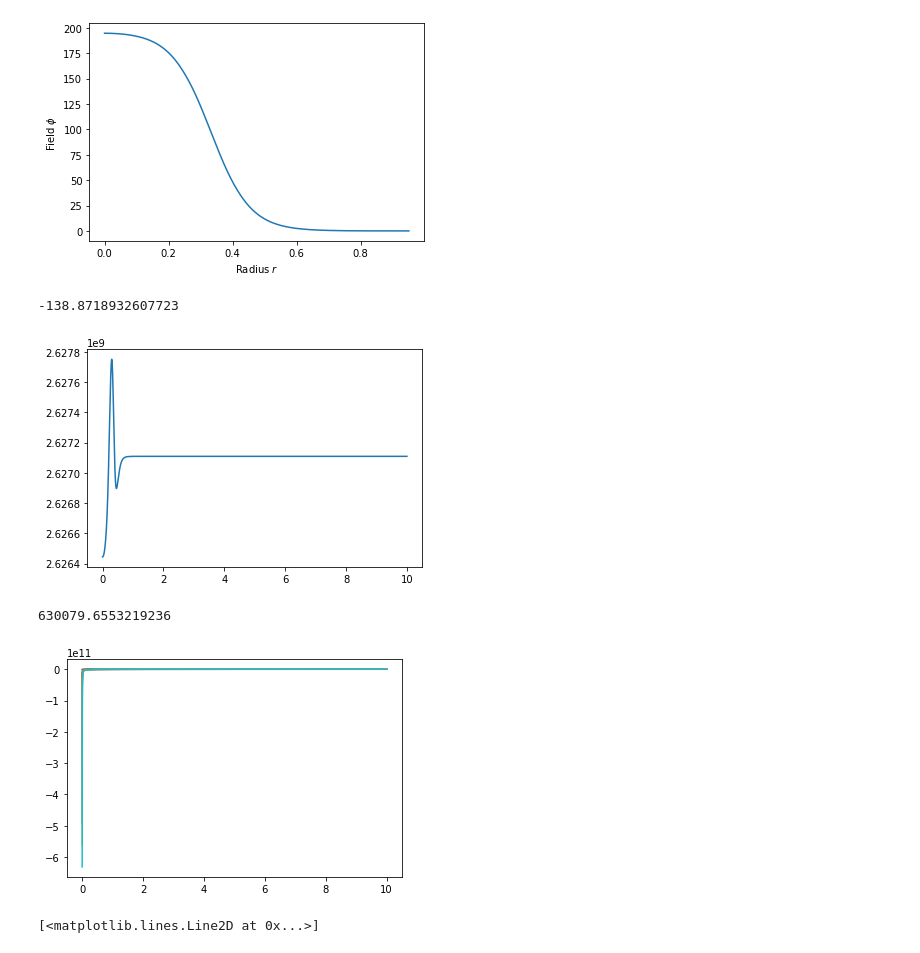
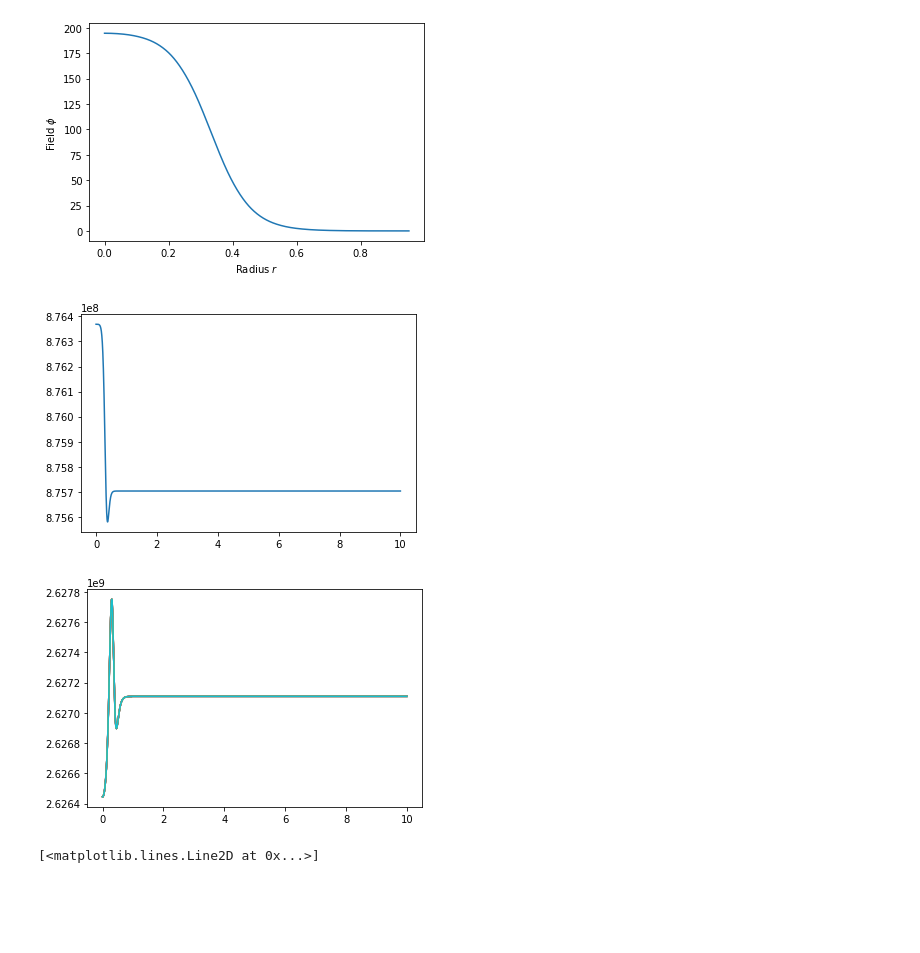
Before and after one commit to mamerchandmedi/lattice, a Jupyter notebook: Field_equation_v2.ipynb, the cells around one changed output. Saved outputs shown, nothing was run; the diff lists cells and outputs as text; code cells hidden in the pictures; blank space fills up the shorter version.

```diff
--- a/Field_equation_v2.ipynb
+++ b/Field_equation_v2.ipynb
@@ -54,10 +54,6 @@ def eps(field, temp): return 3*a*temp**4+ VT(field,temp)- temp*dVT(field,temp)
 def p(field,temp): return a*temp**4-VT(field,temp)
 def w(field,temp): return eps(field,temp)+p(field,temp)
 def gam(v): return 1/(1-v**2)**0.5
-# %%
-VT(1,1)
-# %% [output]
--138.8718932607723
 # %%
 #initialization of the evolution#
 fphi = interpolate.interp1d(profile.R, profile.Phi, fill_value=(0), bounds_error=False)
@@ -72,56 +68,49 @@ v = np.zeros(r.size)
 E = gam(v)*eps(phi0,T)
 Z = w(phi0,T)*gam(v)**2*v
 tau = w(phi0,T)*gam(v)**2-p(phi0,T)
-plt.plot(r,tau)
+plt.plot(r,p(phi0,T))
 plt.show()
 # %% [output]
-[figure, old version]
+[figure, new version]
-# %%
-w(100,10)
-# %% [output]
-630079.6553219236
 # %%
 ####Solving equation (8) of arxiv:9512202 with \eta=0
 ###Lattice approach:
 
 
 phi = phi0
-d1 = ((r[1:] + dr)**2 + r[1:]**2)/(2*dr**2*r[1:]**2)
-d2 = ((r[1:] - dr)**2 + r[1:]**2)/(2*dr**2*r[1:]**2)
+phi2_new = phi2
+tau_new = tau
+Z_new = Z
 ct1 = -dt*(r[1:] + dr)**2/(2*dr*r[1:]**2)
 ct2 = dt*(r[1:] - dr)**2/(2*dr*r[1:]**2)
 for i in range(1000):#--------------------------------------------------iterate over time
     #------1 step evolution
     phi = 0.5*dt*phi2 + phi
-    lphi = np.append(phi[1:],0)
-    rphi = np.append(vt,phi[:-1])
     #------2nd step evolution
-    phi2[1:] = phi2[1:] + dt*( d1*(lphi[1:]-phi[1:])-d2*(phi[1:]-rphi[1:]) - dVT(phi[1:],T[1:]) )
+    for j in range(1, len(phi)-1):
+        phi2_new[j] = phi2[j] + dt*((r[j+1]**2+r[j]**2)/(r[j]**2*dr**2)*(phi[j+1]-phi[j])-(r[j]**2+r[j-1]**2)/(r[j]**2*dr**2)*(phi[j]-phi[j-1])-dVT(phi[j],T[j]))
+    phi2 = phi2_new
     #-------3rd step evolution
     phi = 0.5*dt*phi2 +phi
 
     #-------tau evolution
-    ltau = np.append(tau[1:],tau[len(tau)-1])
-    rtau = np.append(tau[0],tau[:-1])
-    Ftau = (tau + p(phi,T))*v
-    lFtau = np.append(Ftau[1:],Ftau[len(Ftau)-1])
-    rFtau = np.append(Ftau[0],Ftau[:-1])
-    tau[1:] = tau[1:] + ct1*(lFtau[1:]) + ct2*(rFtau[1:])
+    Ftau = (tau + p(phi0,T))*v
+    for j in range(1,len(tau)-1):
+        tau_new[j] = tau[j] + dt*(-r[j+1]**2/(2*dr*r[j]**2)*Ftau[j+1] + r[j-1]**2/(2*dr*r[j]**2)*Ftau[j-1])
+    tau = tau_new
 
     #-------Z evolution
-    lZ = np.append(Z[1:],Z[len(Z)-1])
-    rZ = np.append(Z[0],Z[:-1])
-    FZ = Z*v + p(phi,T)
-    lFZ = np.append(FZ[1:],FZ[len(FZ)-1])
-    rFZ = np.append(FZ[0],FZ[:-1])
-    Z[1:] = Z[1:] + ct1*(lFZ[1:]) + ct2*(rFZ[1:]) - 2*dt*p(phi0[1:],T[1:])/r[1:]
+    FZ = Z*v + p(phi0,T)
+    for j in range(1,len(Z)-1):
+        Z_new[j] = Z[j] + dt*(-r[j+1]**2/(2*dr*r[j]**2)*FZ[j+1] + r[j-1]**2/(2*dr*r[j]**2)*FZ[j-1] + 2*p(phi0[j],T[j])/r[j])
+    tau = tau_new
 
     #------plotting
     if(i%100==0):
-        plt.plot(r[1:],Z[1:])
-        #plt.plot(r[1:],tau[1:])
+        #plt.plot(r[1:],Z[1:])
+        plt.plot(r[1:],tau[1:])
 # %% [output]
-[figure, old version]
+[figure, new version]
 # %%
 plt.plot(r,tau)
 # %% [output]
```
